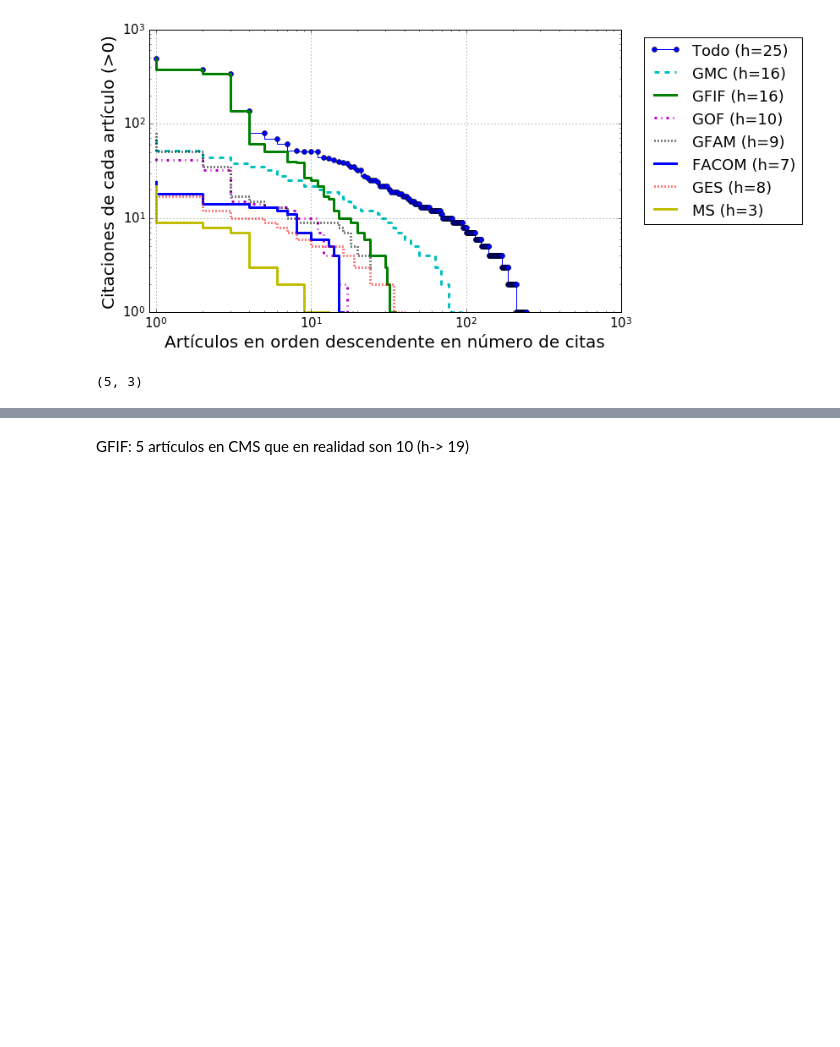
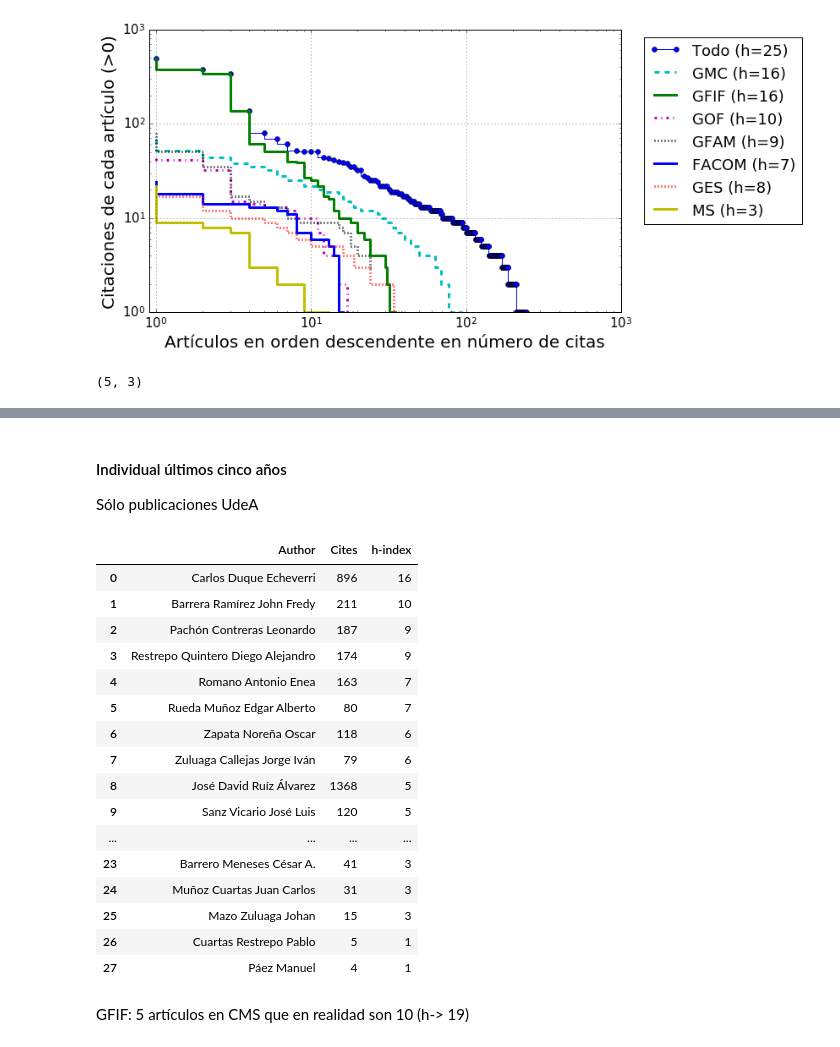
Before and after one commit to restrepo/indicadores, a Jupyter notebook: Indicadores-articulos.ipynb, the cells around one changed output, grey strips where cells are left out. Cells and saved outputs as stored; diff of their text form; code cells hidden in the pictures; blank space fills up the shorter version.

```diff
--- a/Indicadores-articulos.ipynb
+++ b/Indicadores-articulos.ipynb
@@ -1021,3 +1055,33 @@ publicadas5[publicadas5.First_UdeA_Author.str.contains('José David Ruíz')][['T
+# %% [markdown]
+#### Individual últimos cinco años
+Sólo publicaciones UdeA
+# %%
+ah=pd.DataFrame()
+for a in publifull5.UdeA_Author.unique():
+    y=publifull5[publifull5.UdeA_Author==a].sort_values(by='Cites',ascending=False).reset_index(drop=True).Cites
+    x=np.asarray(y.index+1)
+    h=h_index(x,y)
+    ah=ah.append({'Author':a,'Cites':y.sum(),'h-index':h},ignore_index=True)
+
+ah[ah['h-index']>0].sort_values(by=['h-index','Cites'],ascending=False).reset_index(drop=True)
+# %% [output]
+|  | Author | Cites | h-index |
+| 0 | Carlos Duque Echeverri | 896 | 16 |
+| 1 | Barrera Ramírez John Fredy | 211 | 10 |
+| 2 | Pachón Contreras Leonardo | 187 | 9 |
+| 3 | Restrepo Quintero Diego Alejandro | 174 | 9 |
+| 4 | Romano Antonio Enea | 163 | 7 |
+| 5 | Rueda Muñoz Edgar Alberto | 80 | 7 |
+| 6 | Zapata Noreña Oscar | 118 | 6 |
+| 7 | Zuluaga Callejas Jorge Iván | 79 | 6 |
+| 8 | José David Ruíz Álvarez | 1368 | 5 |
+| 9 | Sanz Vicario José Luis | 120 | 5 |
+| ... | ... | ... | ... |
+| 23 | Barrero Meneses César A. | 41 | 3 |
+| 24 | Muñoz Cuartas Juan Carlos | 31 | 3 |
+| 25 | Mazo Zuluaga Johan | 15 | 3 |
+| 26 | Cuartas Restrepo Pablo | 5 | 1 |
+| 27 | Páez Manuel | 4 | 1 |
 # %% [markdown]
 GFIF: 5 artículos en CMS que en realidad son 10 (h-> 19)
 # %% [markdown]
```
Also changed, not shown: parts of 11 cells of this notebook.
